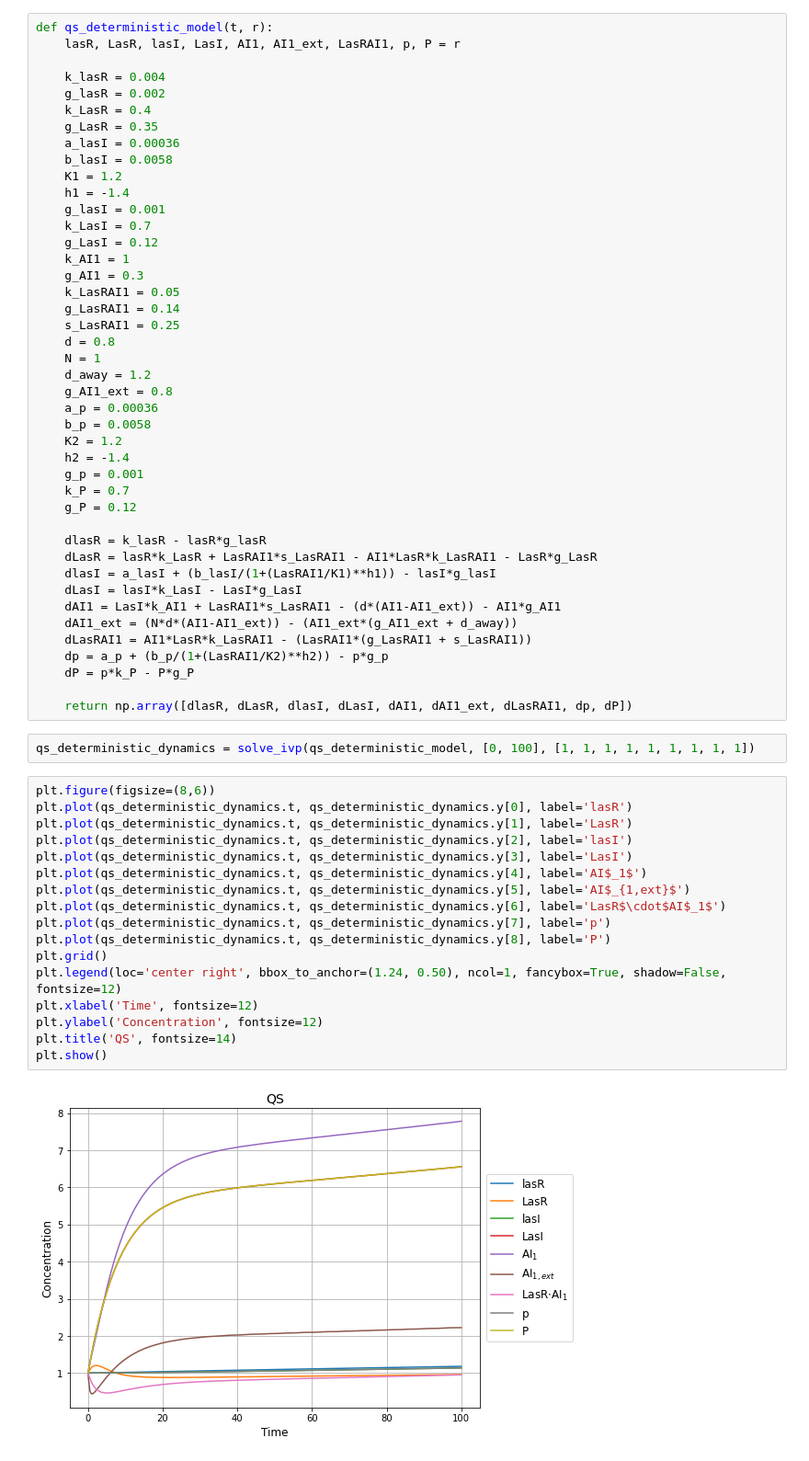
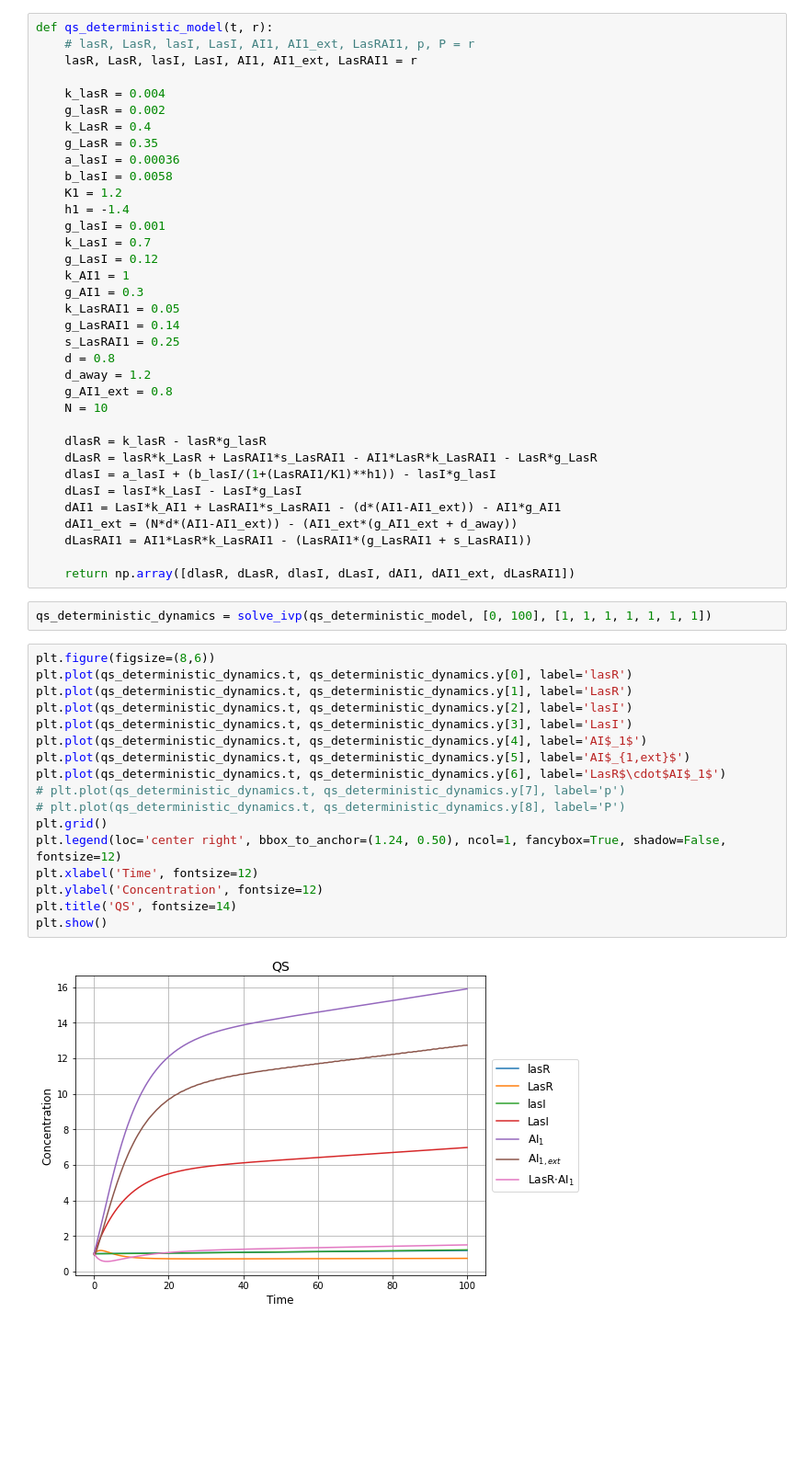
Before and after one commit to alejandrocs98/P-aeruginosa-qs, a Jupyter notebook: qs_deterministic.ipynb, the cells around one changed output. Shown at 92% size. Drawn from its saved outputs; the diff is of its cells as text; blank space fills up the shorter version.

```diff
--- a/qs_deterministic.ipynb
+++ b/qs_deterministic.ipynb
@@ -6,6 +49,7 @@ from scipy.integrate import solve_ivp
 # %%
 def qs_deterministic_model(t, r):
-    lasR, LasR, lasI, LasI, AI1, AI1_ext, LasRAI1, p, P = r
+    # lasR, LasR, lasI, LasI, AI1, AI1_ext, LasRAI1, p, P = r
+    lasR, LasR, lasI, LasI, AI1, AI1_ext, LasRAI1 = r
 
     k_lasR = 0.004
     g_lasR = 0.002
@@ -24,16 +68,9 @@ def qs_deterministic_model(t, r):
     g_LasRAI1 = 0.14
     s_LasRAI1 = 0.25
     d = 0.8
-    N = 1
     d_away = 1.2
     g_AI1_ext = 0.8
-    a_p = 0.00036
-    b_p = 0.0058
-    K2 = 1.2
-    h2 = -1.4
-    g_p = 0.001
-    k_P = 0.7
-    g_P = 0.12
+    N = 10
 
     dlasR = k_lasR - lasR*g_lasR
     dLasR = lasR*k_LasR + LasRAI1*s_LasRAI1 - AI1*LasR*k_LasRAI1 - LasR*g_LasR
@@ -42,28 +79,26 @@ def qs_deterministic_model(t, r):
     dAI1 = LasI*k_AI1 + LasRAI1*s_LasRAI1 - (d*(AI1-AI1_ext)) - AI1*g_AI1
     dAI1_ext = (N*d*(AI1-AI1_ext)) - (AI1_ext*(g_AI1_ext + d_away))
     dLasRAI1 = AI1*LasR*k_LasRAI1 - (LasRAI1*(g_LasRAI1 + s_LasRAI1))
-    dp = a_p + (b_p/(1+(LasRAI1/K2)**h2)) - p*g_p
-    dP = p*k_P - P*g_P
 
-    return np.array([dlasR, dLasR, dlasI, dLasI, dAI1, dAI1_ext, dLasRAI1, dp, dP])
+    return np.array([dlasR, dLasR, dlasI, dLasI, dAI1, dAI1_ext, dLasRAI1])
 # %%
-qs_deterministic_dynamics = solve_ivp(qs_deterministic_model, [0, 100], [1, 1, 1, 1, 1, 1, 1, 1, 1])
+qs_deterministic_dynamics = solve_ivp(qs_deterministic_model, [0, 100], [1, 1, 1, 1, 1, 1, 1])
 # %%
 plt.figure(figsize=(8,6))
 plt.plot(qs_deterministic_dynamics.t, qs_deterministic_dynamics.y[0], label='lasR')
 plt.plot(qs_deterministic_dynamics.t, qs_deterministic_dynamics.y[1], label='LasR')
 plt.plot(qs_deterministic_dynamics.t, qs_deterministic_dynamics.y[2], label='lasI')
 plt.plot(qs_deterministic_dynamics.t, qs_deterministic_dynamics.y[3], label='LasI')
 plt.plot(qs_deterministic_dynamics.t, qs_deterministic_dynamics.y[4], label='AI$_1$')
 plt.plot(qs_deterministic_dynamics.t, qs_deterministic_dynamics.y[5], label='AI$_{1,ext}$')
 plt.plot(qs_deterministic_dynamics.t, qs_deterministic_dynamics.y[6], label='LasR$\cdot$AI$_1$')
-plt.plot(qs_deterministic_dynamics.t, qs_deterministic_dynamics.y[7], label='p')
-plt.plot(qs_deterministic_dynamics.t, qs_deterministic_dynamics.y[8], label='P')
+# plt.plot(qs_deterministic_dynamics.t, qs_deterministic_dynamics.y[7], label='p')
+# plt.plot(qs_deterministic_dynamics.t, qs_deterministic_dynamics.y[8], label='P')
 plt.grid()
 plt.legend(loc='center right', bbox_to_anchor=(1.24, 0.50), ncol=1, fancybox=True, shadow=False, fontsize=12)
 plt.xlabel('Time', fontsize=12)
 plt.ylabel('Concentration', fontsize=12)
 plt.title('QS', fontsize=14)
 plt.show()
 # %% [output]
-[figure, old version]
+[figure, new version]
```
Also changed, not shown: parts of 8 cells of this notebook.
